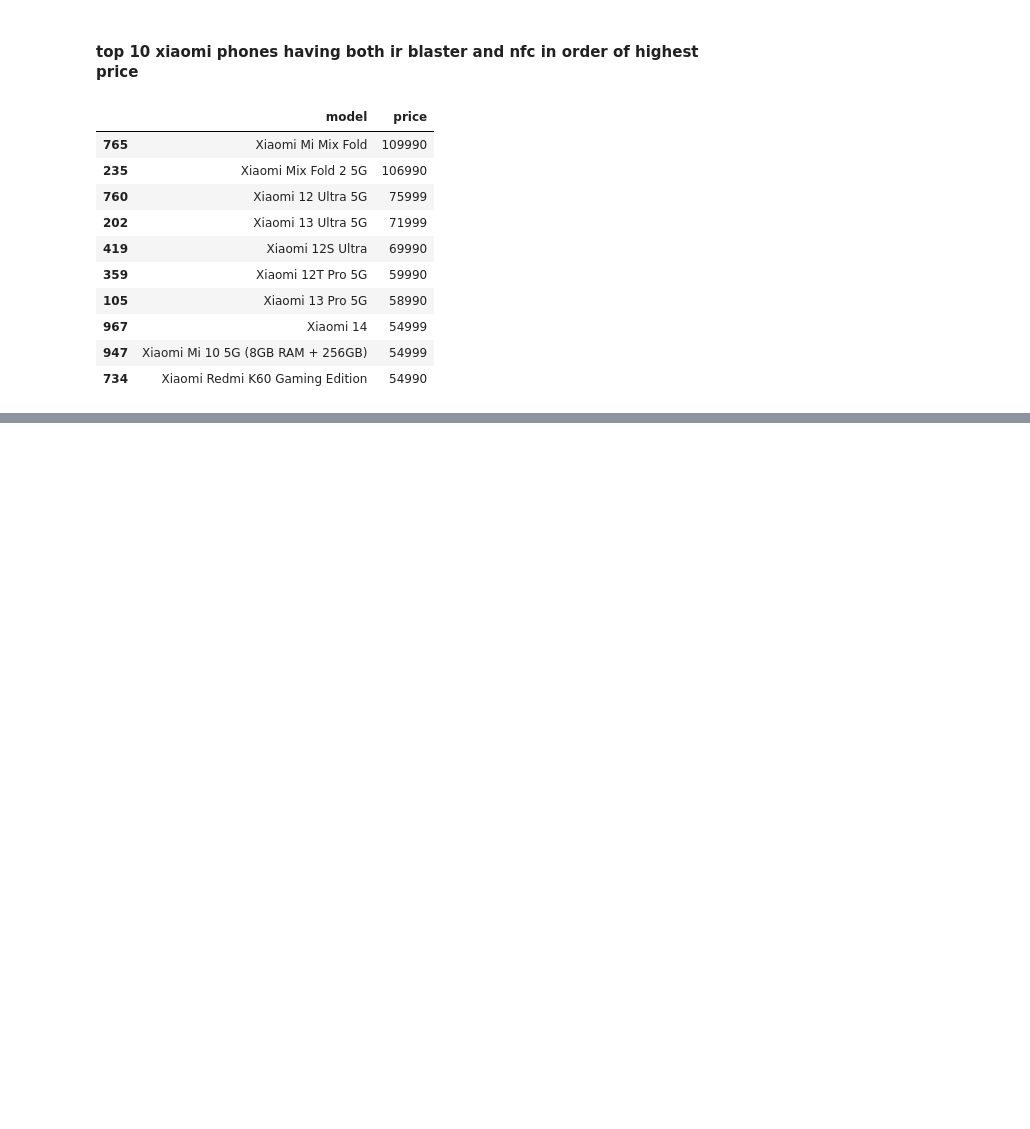
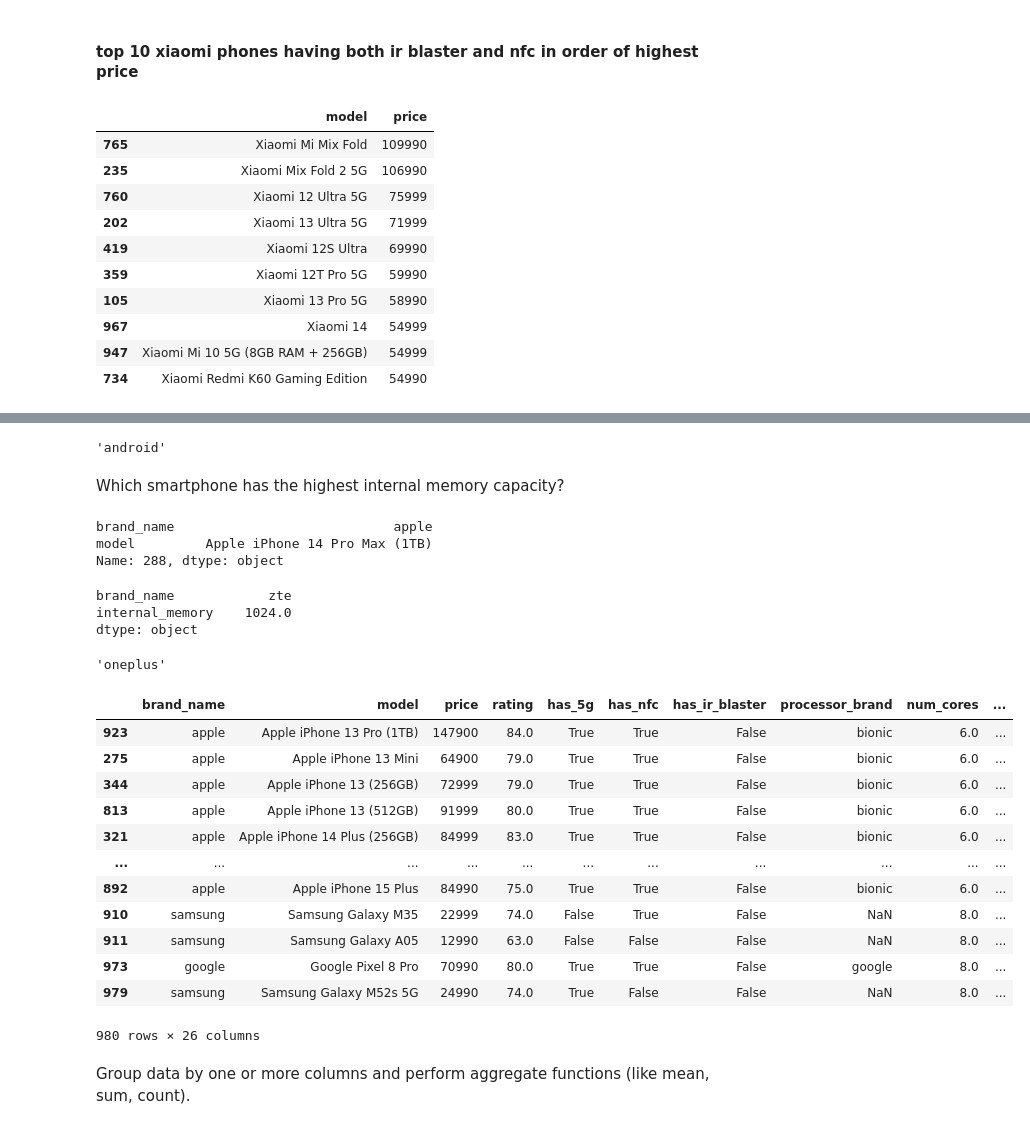
Before and after one commit to nitishrudra3510/DataScience, a Jupyter notebook: Libraries/Rivision/rivison.ipynb, the cells around one changed output, grey strips where cells are left out. Saved outputs shown, nothing was run; the diff lists cells and outputs as text; code cells hidden in the pictures; blank space fills up the shorter version.

```diff
--- a/Libraries/Rivision/rivison.ipynb
+++ b/Libraries/Rivision/rivison.ipynb
@@ -264,0 +368,5 @@ df1[df1["brand_name"]=="xiaomi"].sort_values("price",ascending=False)[["model","
+# %%
+def half_marks(x):
+    return x/2
+# %%
+df['HAlf_Price'] = df['price'].apply(half_marks)
@@ -264,0 +408,2 @@ df1[df1["brand_name"]=="xiaomi"].sort_values("price",ascending=False)[["model","
+# %%
+df['fast_charging_available']=df['fast_charging_available'].map({1:True, 0:False})
@@ -264,0 +453,40 @@ df1[df1["brand_name"]=="xiaomi"].sort_values("price",ascending=False)[["model","
+# %%
+df['os'].value_counts().idxmax()
+# %% [output]
+'android'
+# %% [markdown]
+Which smartphone has the highest internal memory capacity?
+# %%
+df.loc[df['internal_memory'].idxmax(), ['brand_name', 'model']]
+# %% [output]
+brand_name                            apple
+model         Apple iPhone 14 Pro Max (1TB)
+Name: 288, dtype: object
+# %%
+df[['brand_name','internal_memory']].max()
+# %% [output]
+brand_name            zte
+internal_memory    1024.0
+dtype: object
+# %%
+df.loc[0, 'brand_name']
+# %% [output]
+'oneplus'
+# %%
+df.sort_values(by='processor_speed', ascending=False)
+# %% [output]
+|  | brand_name | model | price | rating | has_5g | has_nfc | has_ir_blaster | processor_brand | num_cores | ... |
+| 923 | apple | Apple iPhone 13 Pro (1TB) | 147900 | 84.0 | True | True | False | bionic | 6.0 | ... |
+| 275 | apple | Apple iPhone 13 Mini | 64900 | 79.0 | True | True | False | bionic | 6.0 | ... |
+| 344 | apple | Apple iPhone 13 (256GB) | 72999 | 79.0 | True | True | False | bionic | 6.0 | ... |
+| 813 | apple | Apple iPhone 13 (512GB) | 91999 | 80.0 | True | True | False | bionic | 6.0 | ... |
+| 321 | apple | Apple iPhone 14 Plus (256GB) | 84999 | 83.0 | True | True | False | bionic | 6.0 | ... |
+| ... | ... | ... | ... | ... | ... | ... | ... | ... | ... | ... |
+| 892 | apple | Apple iPhone 15 Plus | 84990 | 75.0 | True | True | False | bionic | 6.0 | ... |
+| 910 | samsung | Samsung Galaxy M35 | 22999 | 74.0 | False | True | False | NaN | 8.0 | ... |
+| 911 | samsung | Samsung Galaxy A05 | 12990 | 63.0 | False | False | False | NaN | 8.0 | ... |
+| 973 | google | Google Pixel 8 Pro | 70990 | 80.0 | True | True | False | google | 8.0 | ... |
+| 979 | samsung | Samsung Galaxy M52s 5G | 24990 | 74.0 | True | False | False | NaN | 8.0 | ... |
+980 rows × 26 columns
+# %% [markdown]
+Group data by one or more columns and perform aggregate functions (like mean, sum, count).
```
Also changed, not shown: parts of 44 cells of this notebook, 4 other files.
